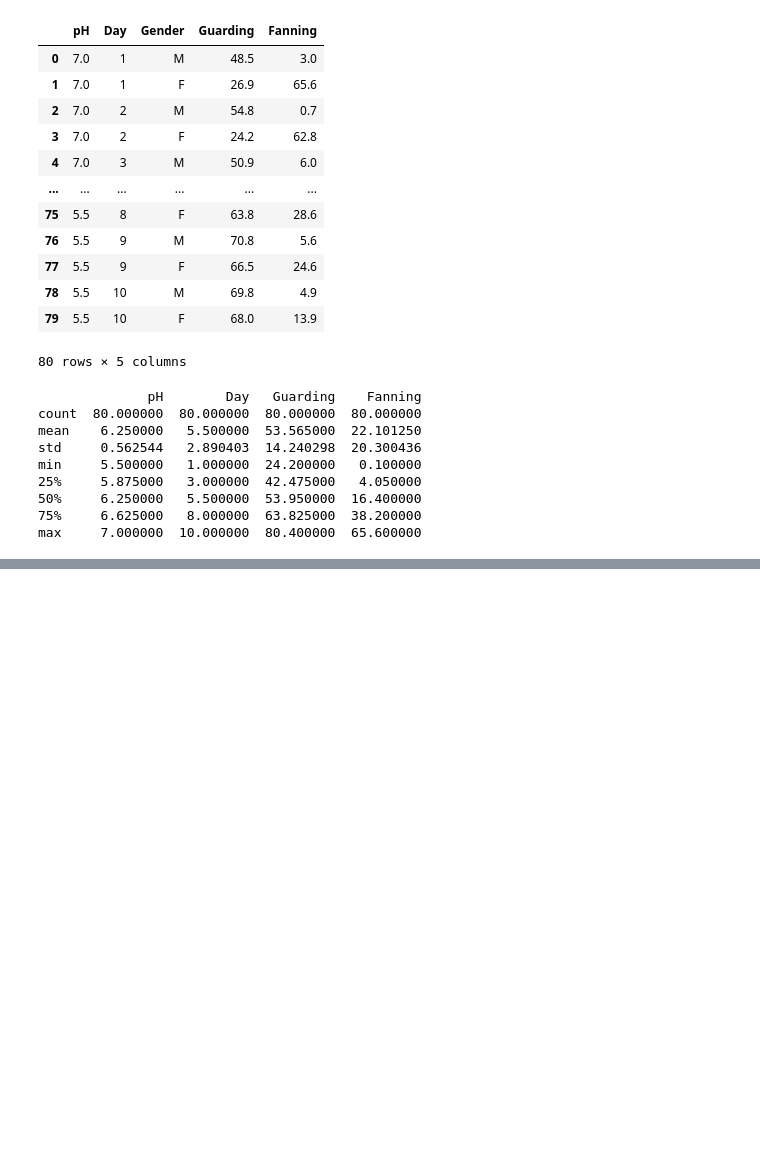
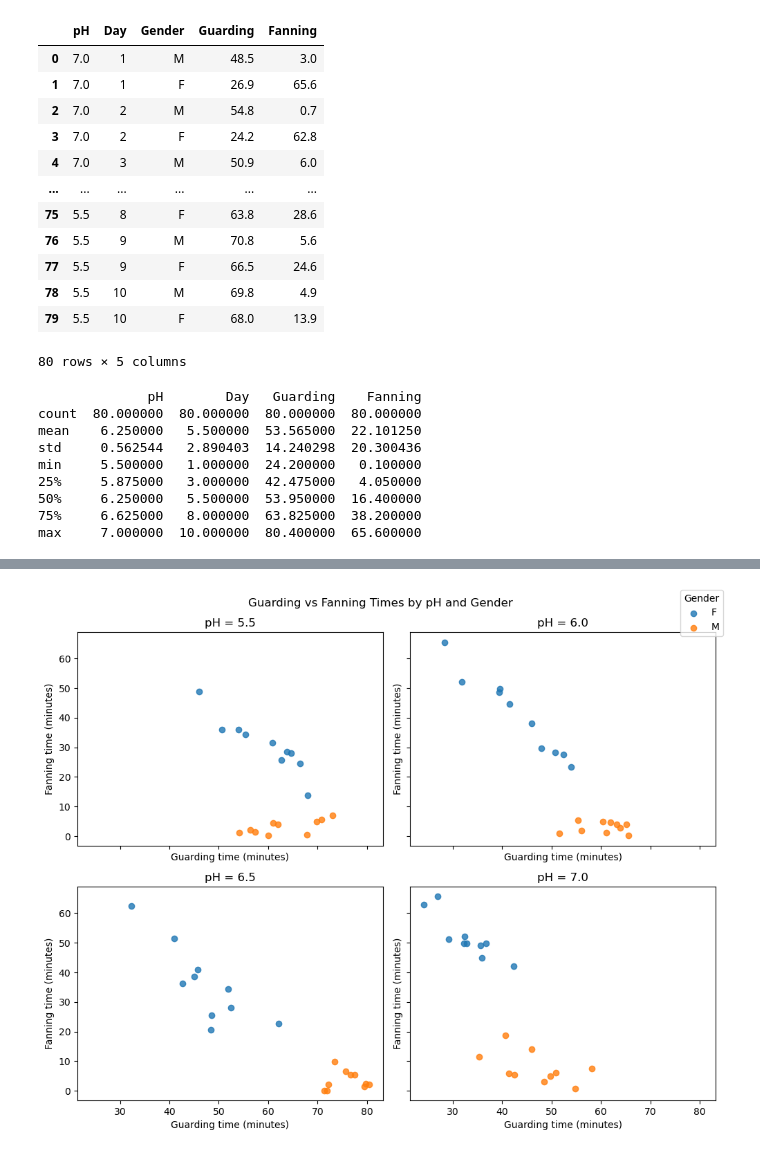
Before and after one commit to ethan-chang-nmc/masters.coursework, a Jupyter notebook: Mathematical_Statistics/project_mod13/data_project.ipynb, the cells around one changed output, grey strips where cells are left out. Saved outputs shown, nothing was run; the diff lists cells and outputs as text; code cells hidden in the pictures; blank space fills up the shorter version.

```diff
--- a/Mathematical_Statistics/project_mod13/data_project.ipynb
+++ b/Mathematical_Statistics/project_mod13/data_project.ipynb
@@ -47,0 +75,11 @@ print(tstat, pval)
+# %%
+for pH_level, sub in df.groupby("pH"):
+    print(f"\n--- pH = {pH_level} ---")
+    t_stat, p_val = paired_ttest(sub["Guarding"], sub["Fanning"])
+    s_stat, s_pval = sign_test(sub["Guarding"], sub["Fanning"])
+
+    sig_t = "*" if p_val < 0.05 else ""
+    sig_s = "*" if s_pval < 0.05 else ""
+
+    print(f"Paired t-test:   t = {t_stat:.3f}, p = {p_val:.4g} {sig_t}")
+    print(f"Sign test:       S+ = {s_stat}, p = {s_pval:.4g} {sig_s}")
@@ -47,0 +102,8 @@ print(tstat, pval)
+# %%
+for gender, sub in df.groupby("Gender"):
+    print(f"\n--- Gender = {gender} ---")
+    t_stat, p_val = paired_ttest(sub["Guarding"], sub["Fanning"])
+    s_stat, s_pval = sign_test(sub["Guarding"], sub["Fanning"])
+
+    print(f"Paired t-test:   t = {t_stat:.3f}, p = {p_val:.4g}")
+    print(f"Sign test:       S+ = {s_stat}, p = {s_pval:.4g}")
@@ -47,0 +118,26 @@ print(tstat, pval)
+# %%
+ph_levels = sorted(df["pH"].unique())
+n_levels = len(ph_levels)
+
+fig, axes = plt.subplots(2, 2, figsize=(10, 8), sharex=True, sharey=True)
+axes = axes.ravel()
+
+for ax, pH_level in zip(axes, ph_levels):
+    sub = df[df["pH"] == pH_level]
+    for gender, sub_gender in sub.groupby("Gender"):
+        ax.scatter(sub_gender["Guarding"],
+                   sub_gender["Fanning"],
+                   label=gender if pH_level == ph_levels[0] else None,
+                   alpha=0.8)
+    ax.set_title(f"pH = {pH_level}")
+    ax.set_xlabel("Guarding time (minutes)")
+    ax.set_ylabel("Fanning time (minutes)")
+
+handles, labels = axes[0].get_legend_handles_labels()
+fig.legend(handles, labels, title="Gender", loc="upper right")
+
+fig.suptitle("Guarding vs Fanning Times by pH and Gender", y=0.98)
+plt.tight_layout()
+plt.show()
+# %% [output]
+[figure, added]
```
Also changed, not shown: parts of 5 cells of this notebook.
